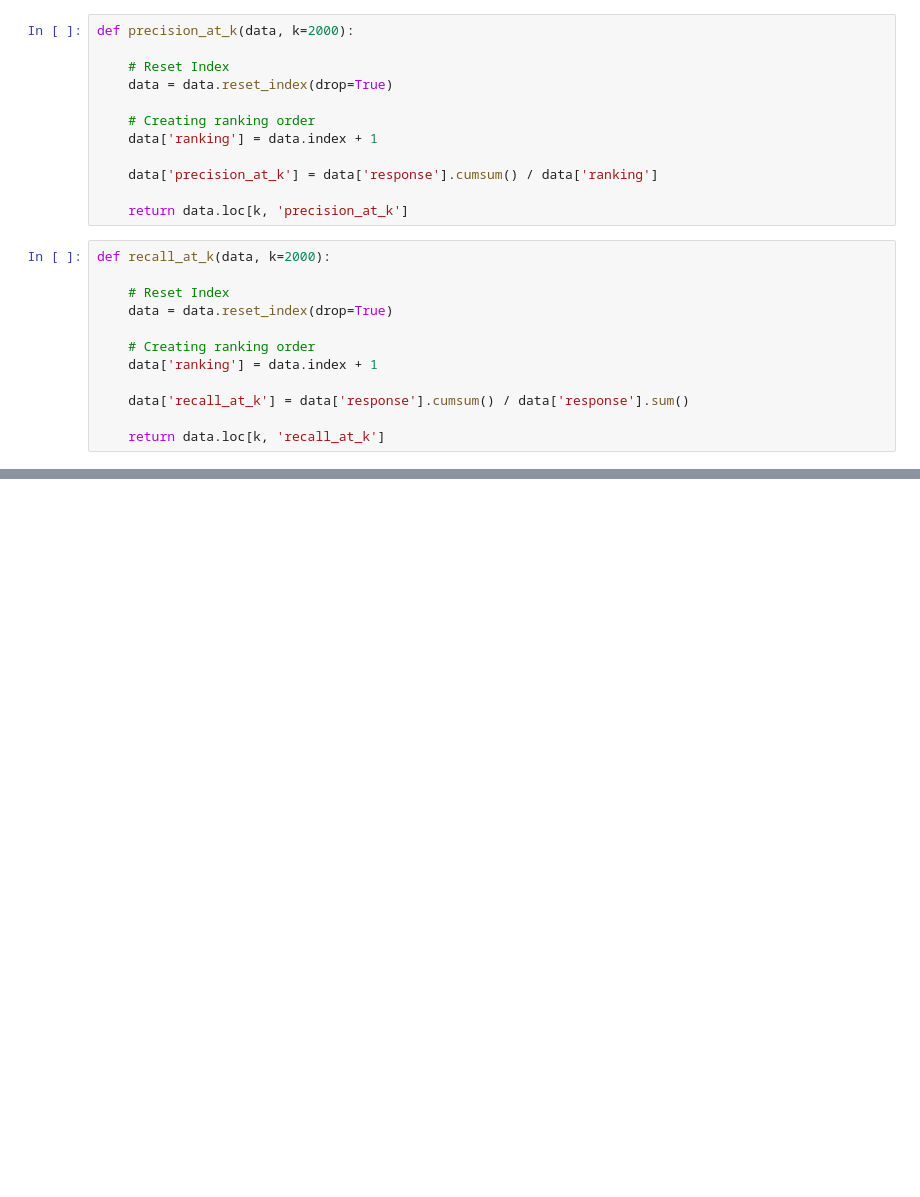
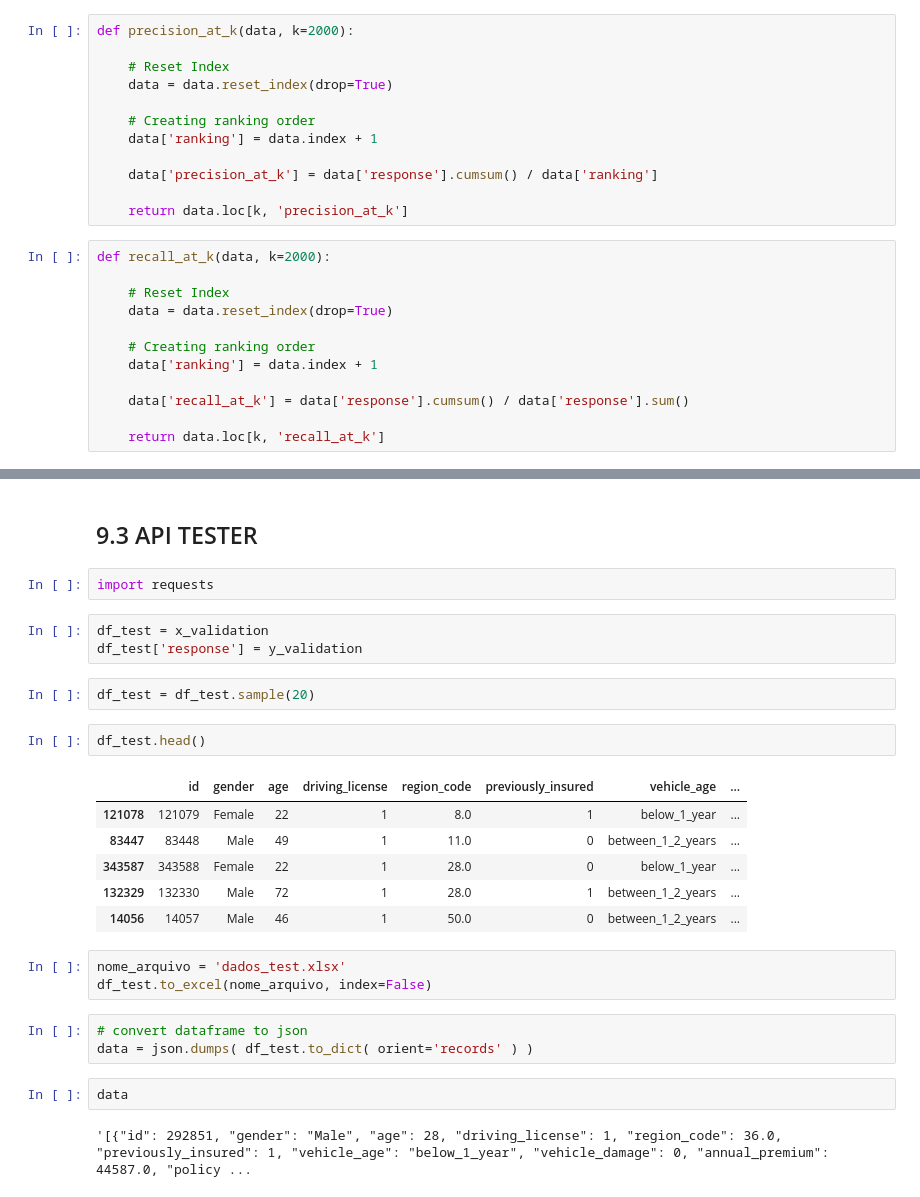
Before and after one commit to kevincirne/pa004-health-insurance-cross-sell, a Jupyter notebook: notebooks/1.0.kcl_health_insurence_cross-sell.ipynb, the cells around one changed output, grey strips where cells are left out. Cells and saved outputs as stored; diff of their text form; blank space fills up the shorter version.

```diff
--- a/notebooks/1.0.kcl_health_insurence_cross-sell.ipynb
+++ b/notebooks/1.0.kcl_health_insurence_cross-sell.ipynb
@@ -523,0 +625,28 @@ Recall at K:0.0017851517378977212
+# %% [markdown]
+## 9.3 API TESTER
+# %%
+import requests
+# %%
+df_test = x_validation
+df_test['response'] = y_validation
+# %%
+df_test = df_test.sample(20)
+# %%
+df_test.head()
+# %% [output]
+|  | id | gender | age | driving_license | region_code | previously_insured | vehicle_age | ... |
+| 121078 | 121079 | Female | 22 | 1 | 8.0 | 1 | below_1_year | ... |
+| 83447 | 83448 | Male | 49 | 1 | 11.0 | 0 | between_1_2_years | ... |
+| 343587 | 343588 | Female | 22 | 1 | 28.0 | 0 | below_1_year | ... |
+| 132329 | 132330 | Male | 72 | 1 | 28.0 | 1 | between_1_2_years | ... |
+| 14056 | 14057 | Male | 46 | 1 | 50.0 | 0 | between_1_2_years | ... |
+# %%
+nome_arquivo = 'dados_test.xlsx'
+df_test.to_excel(nome_arquivo, index=False)
+# %%
+# convert dataframe to json
+data = json.dumps( df_test.to_dict( orient='records' ) )
+# %%
+data
+# %% [output]
+'[{"id": 292851, "gender": "Male", "age": 28, "driving_license": 1, "region_code": 36.0, "previously_insured": 1, "vehicle_age": "below_1_year", "vehicle_damage": 0, "annual_premium": 44587.0, "policy ...
```
Also changed, not shown: parts of 23 cells of this notebook, 21 other files.
